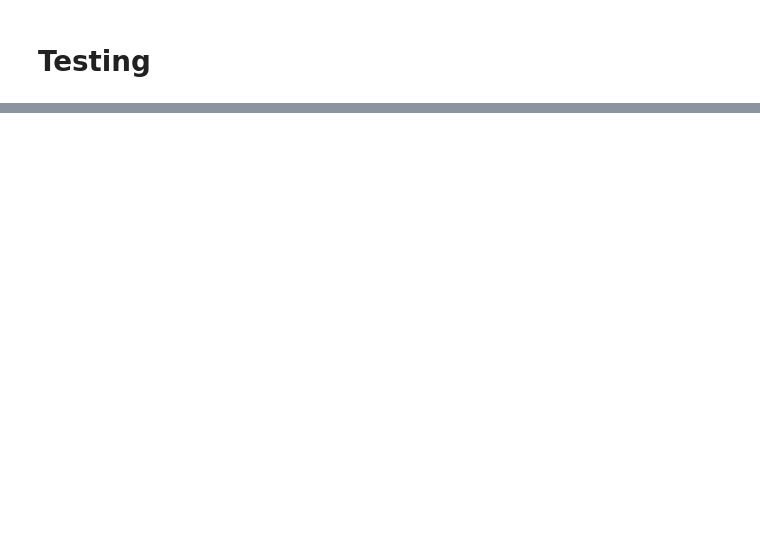
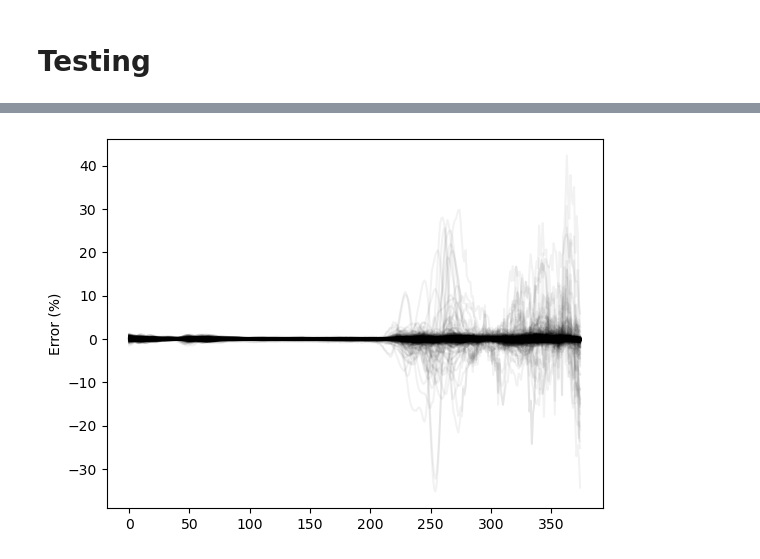
Before and after one commit to JMLascar/SUSHI, a Jupyter notebook: Training an IAE.ipynb, the cells around one changed output, grey strips where cells are left out. Cells and saved outputs as stored; diff of their text form; code cells hidden in the pictures; blank space fills up the shorter version.

```diff
--- a/Training an IAE.ipynb
+++ b/Training an IAE.ipynb
@@ -149,0 +183,12 @@ Learning stage - epoch 24900/50000 -- loss  = 5.112289e+00 -- loss rel. var. = 4
+# %%
+colors = plt.cm.jet(np.linspace(0,1,500))
+Test_set=Output["X_test"]
+IAE_XRec_FI=np.zeros((500,375))
+for i in tqdm(range(500)):
+    spec=Test_set[i:i+1,:]
+    IAE_XRec_FI[i,:]=LearnFunc.fast_interpolation(spec)["XRec"].squeeze()
+    plt.plot(100*(Test_set[i,:]-IAE_XRec_FI[i,:])/Test_set[i,:],alpha=0.05,color="black")
+    plt.ylabel("Error (%)")
+plt.show()
+# %% [output]
+[figure, added]
```
Also changed, not shown: parts of 7 cells of this notebook, 4 other files.
